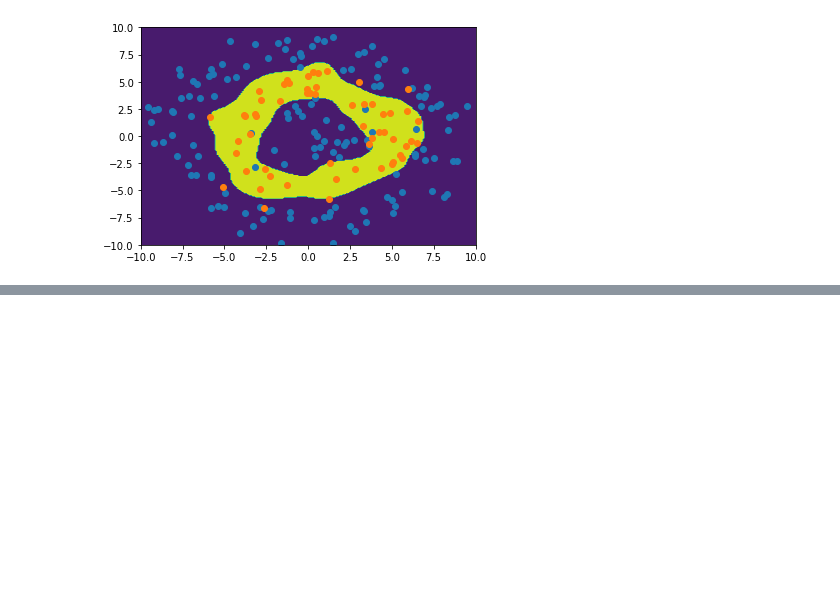
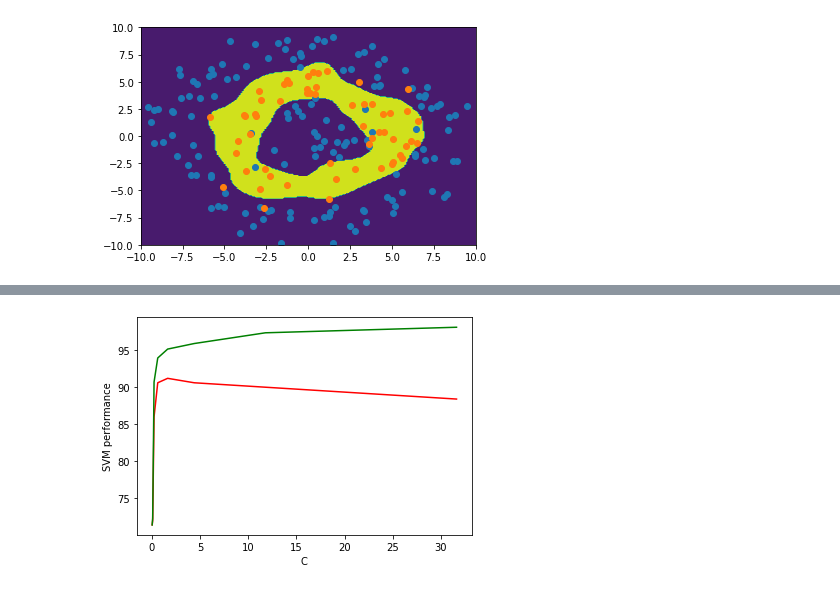
Before and after one commit to choiboy92/ImperialML, a Jupyter notebook: Tutorial 5/Tutorial5.ipynb, the cells around one changed output, grey strips where cells are left out. Saved outputs shown, nothing was run; the diff lists cells and outputs as text; code cells hidden in the pictures; blank space fills up the shorter version.

```diff
--- a/Tutorial 5/Tutorial5.ipynb
+++ b/Tutorial 5/Tutorial5.ipynb
@@ -162,47 +162,59 @@ X,y = gen_circular_distribution(n=500, scale = 1)
 #C = 0.03
 #C = 0.2
 #C = 2
-C = 20
+#C = 20
 
-# define support vector machine
-svm = SVC(C, gamma='auto' , kernel='rbf')
+C_array = np.power(10, np.linspace(-1.5, 1.5, 8))
 
-performance = []
-for train_index , test_index in kf.split(X):
-  X_train = X[train_index]
-  y_train = y[train_index]
-  X_test = X[test_index]
-  y_test = y[test_index]
 
-  #use X_train, y_train to train the SVM
-  svm.fit(X_train, y_train)
-  #use svm. predict () to predict the output for the test data set
-  y_test_model = svm.predict(X_test)
+avg_performance = []
+for n in range(0,len(C_array)):
+  performance = []
+  for train_index , test_index in kf.split(X):
+    X_train = X[train_index]
+    y_train = y[train_index]
+    X_test = X[test_index]
+    y_test = y[test_index]
+    # define support vector machine
+    svm = SVC(C_array[n], gamma='auto' , kernel='rbf')
 
-  #loop through to compare the test data output to what it should be
-  # and obtain the fraction of correct classifications)
-  nTot = len(y_test)
-  nMatch = 0
-  for i in range(len(y_test)):
-    if y_test[i] == y_test_model[i]:
-      nMatch += 1
+    #use X_train, y_train to train the SVM
+    svm.fit(X_train, y_train)
+    #use svm. predict () to predict the output for the test data set
+    y_test_model = svm.predict(X_test)
 
-  print("With Test data -- Accuracy: ", 100 * nMatch / nTot, "%")
-  scores = []
-  scores += [100 * nMatch / nTot]
-  #do the same prediction and performance assessment performance
-  # with the training data
-  y_train_model = svm.predict(X_train)
-  nTot = len(y_train)
-  nMatch = 0
-  for i in range(len(y_train)):
-    if y_train[i] == y_train_model[i]:
-      nMatch += 1
-  #print("With Training data -- Accuracy: ", 100 * nMatch / nTot, "%")
-  scores += [100 * nMatch / nTot]
-  performance += [scores]
+    #loop through to compare the test data output to what it should be
+    # and obtain the fraction of correct classifications)
+    nTot = len(y_test)
+    nMatch = 0
+    for i in range(len(y_test)):
+      if y_test[i] == y_test_model[i]:
+        nMatch += 1
 
-performance = np.array(performance)
-print("Average test performance:", np.average(performance[:,0]))
-print("Average training data performance:", np.average(performance[:,1]))
+    #print("With Test data -- Accuracy: ", 100 * nMatch / nTot, "%")
+    scores = []
+    scores += [100 * nMatch / nTot]
+    #do the same prediction and performance assessment performance
+    # with the training data
+    y_train_model = svm.predict(X_train)
+    nTot = len(y_train)
+    nMatch = 0
+    for i in range(len(y_train)):
+      if y_train[i] == y_train_model[i]:
+        nMatch += 1
+    #print("With Training data -- Accuracy: ", 100 * nMatch / nTot, "%")
+    scores += [100 * nMatch / nTot]
+    performance += [scores]
+
+  performance = np.array(performance)
+  print("Average test performance:", np.average(performance[:,0]), "with C = ", C_array[n])
+  print("Average training data performance:", np.average(performance[:,1]), "with C = ", C_array[n])
+  avg_performance += [[np.average(performance[:,0]), np.average(performance[:,1])]]
+
+avg_performance = np.array(avg_performance)
+plt.plot(C_array, avg_performance[:,0], color="red")    # performance with test data
+plt.plot(C_array, avg_performance[:,1], color="green")  # performance with training data
+plt.xlabel('C')
+plt.ylabel('SVM performance')
+plt.show()
 # %% [output]
@@ -215,0 +237 @@ Average training data performance: 97.65
+[figure, added]
```
Also changed, not shown: parts of 1 cell of this notebook.
